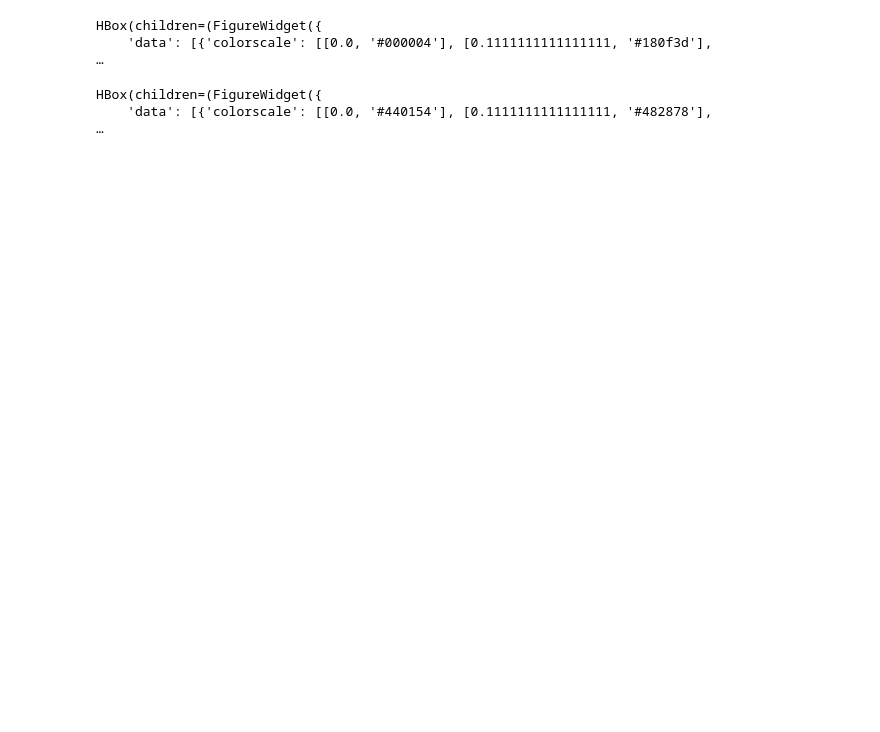
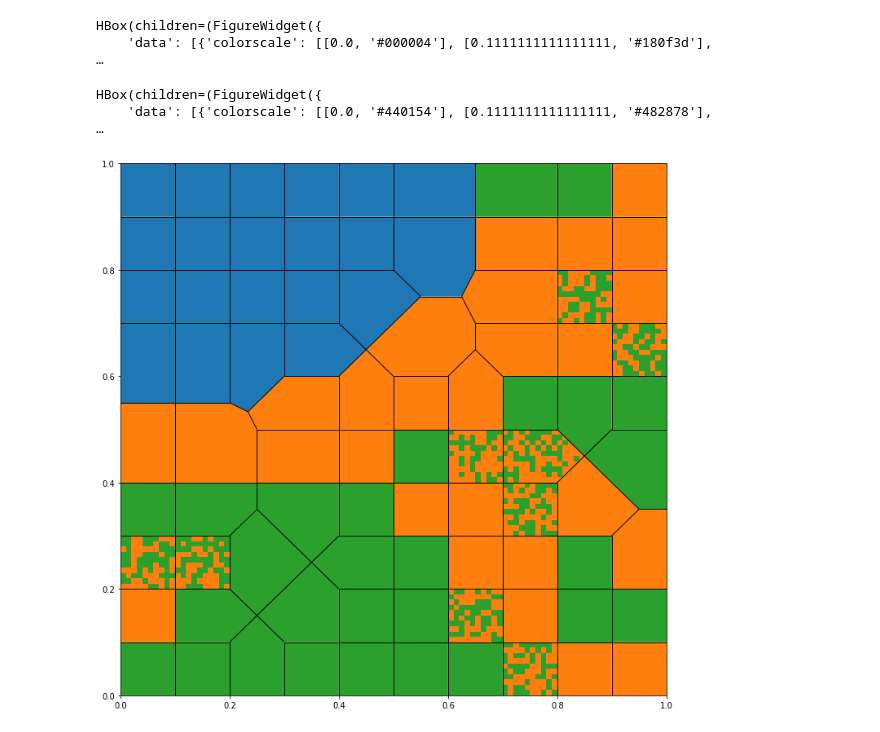
Before and after one commit to S3basuchian/sos_ex3_som, a Jupyter notebook: som_vis.ipynb, the cells around one changed output. Drawn from its saved outputs; the diff is of its cells as text; code cells hidden in the pictures; blank space fills up the shorter version.

Commit message:
added chessboard visualization

```diff
--- a/som_vis.ipynb
+++ b/som_vis.ipynb
@@ -302,18 +383,40 @@ display(HBox([um1, um2]))
 HBox(children=(FigureWidget({
     'data': [{'colorscale': [[0.0, '#000004'], [0.1111111111111111, '#180f3d'],
 …
+# %%
+### TESTING SEBI START ####
+
+m=10
+n=10
+
+# Pre-processing
+trainedmap = SOMToolBox_Parse('iris.vec')
+idata, idim, idata_x, idata_y = trainedmap.read_weight_file()
+min_max_scaler = preprocessing.MinMaxScaler()
+iris = min_max_scaler.fit_transform(idata)
+
+# Train
+s = som.MiniSom(m, n, iris.shape[1], sigma=0.8, learning_rate=0.7)
+s.train_random(iris, 10000, verbose=False)
+
+
+### TESTING SEBI END ####
 # %%
 ### TESTING SEBI START ####
 classmap = SOMToolBox_Parse('iris.cls')
 cdata, cdata_x, cdata_y, cnum, cnam = classmap.read_class_file()
-viz_SOMToolBox = SomViz(smap.values.reshape(-1,sdim), smap_y, smap_x)
-um2 = viz_SOMToolBox.umatrix(color='viridis', interp=False, title='U-matrix SOMToolBox')
-viz_SOMToolBox.addclasses(cdata=cdata.values, idata=idata.values, cnum=3, cnam=cnam)
-viz_SOMToolBox.piecharts(som_m=um2, scale=True)
 
-display(HBox([um2]))
+viz_miniSOM = SomViz(s._weights.reshape(-1,4), m, n)
+um1 = viz_miniSOM.umatrix(color='viridis', interp=False, title='U-matrix miniSOM')
+viz_miniSOM.addclasses(cdata=cdata.values, idata=iris, cnum=3, cnam=cnam)
+viz_miniSOM.piecharts(som_m=um1, scale=True)
+
+display(HBox([um1]))
+
+viz_miniSOM.voronoi()
 ### TESTING SEBI END ####
 # %% [output]
 HBox(children=(FigureWidget({
     'data': [{'colorscale': [[0.0, '#440154'], [0.1111111111111111, '#482878'],
 …
+[figure, added]
```
Also changed, not shown: parts of 1 cell of this notebook.
